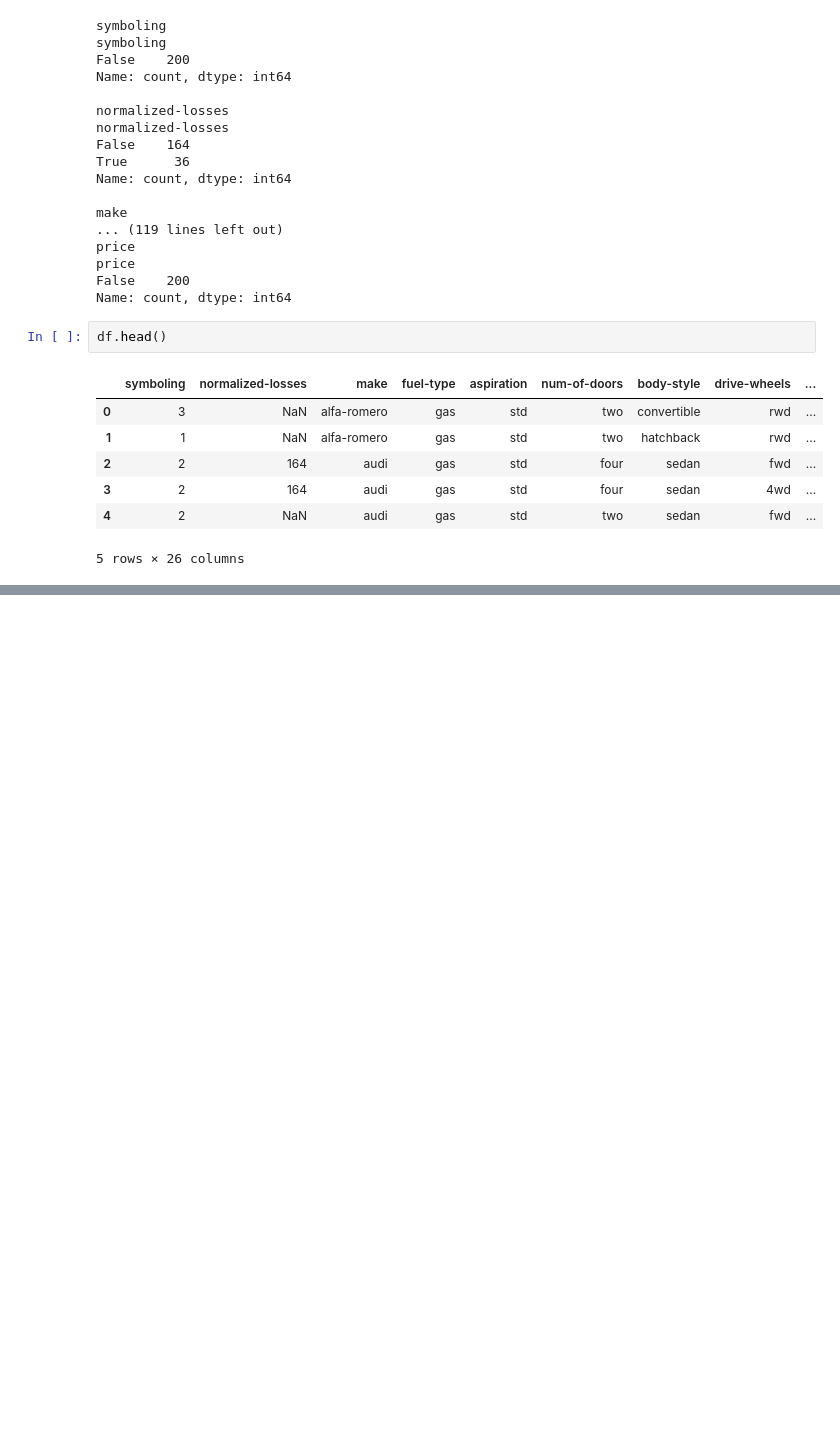
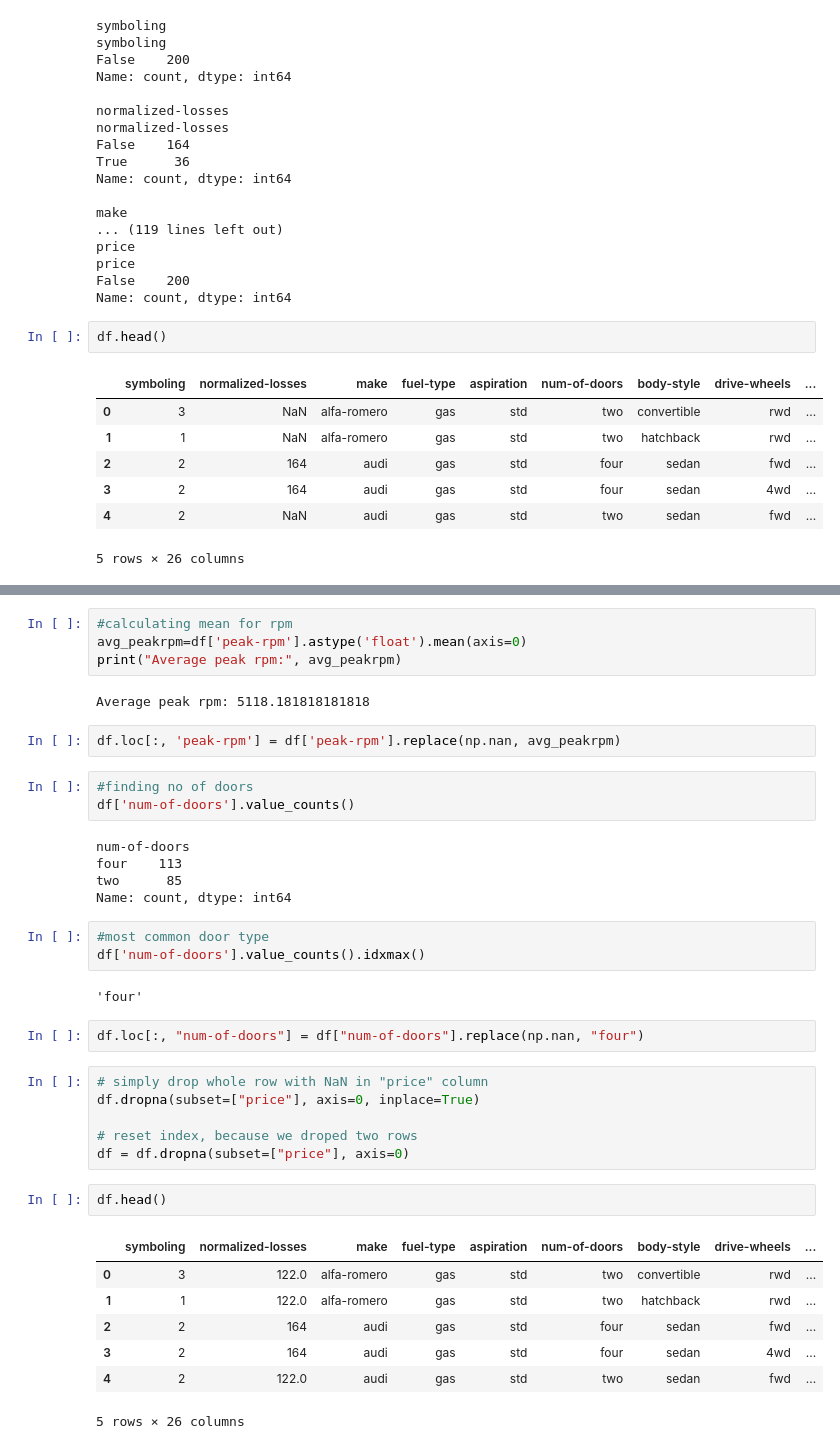
Before and after one commit to PruthviAdityaPradhan/Used-cars-pricing, a Jupyter notebook: cars_data.ipynb, the cells around one changed output, grey strips where cells are left out. Saved outputs shown, nothing was run; the diff lists cells and outputs as text; blank space fills up the shorter version.

Commit message:
after drop

```diff
--- a/cars_data.ipynb
+++ b/cars_data.ipynb
@@ -253,0 +276,39 @@ df.head()
+# %%
+#calculating mean for rpm
+avg_peakrpm=df['peak-rpm'].astype('float').mean(axis=0)
+print("Average peak rpm:", avg_peakrpm)
+# %% [output]
+Average peak rpm: 5118.181818181818
+# %%
+df.loc[:, 'peak-rpm'] = df['peak-rpm'].replace(np.nan, avg_peakrpm)
+# %%
+#finding no of doors
+df['num-of-doors'].value_counts()
+# %% [output]
+num-of-doors
+four    113
+two      85
+Name: count, dtype: int64
+# %%
+#most common door type
+df['num-of-doors'].value_counts().idxmax()
+# %% [output]
+'four'
+# %%
+df.loc[:, "num-of-doors"] = df["num-of-doors"].replace(np.nan, "four")
+# %%
+# simply drop whole row with NaN in "price" column
+df.dropna(subset=["price"], axis=0, inplace=True)
+
+# reset index, because we droped two rows
+df = df.dropna(subset=["price"], axis=0)
+# %%
+df.head()
+# %% [output]
+|  | symboling | normalized-losses | make | fuel-type | aspiration | num-of-doors | body-style | drive-wheels | ... |
+| 0 | 3 | 122.0 | alfa-romero | gas | std | two | convertible | rwd | ... |
+| 1 | 1 | 122.0 | alfa-romero | gas | std | two | hatchback | rwd | ... |
+| 2 | 2 | 164 | audi | gas | std | four | sedan | fwd | ... |
+| 3 | 2 | 164 | audi | gas | std | four | sedan | 4wd | ... |
+| 4 | 2 | 122.0 | audi | gas | std | two | sedan | fwd | ... |
+5 rows × 26 columns
```
Also changed, not shown: parts of 4 cells of this notebook.
